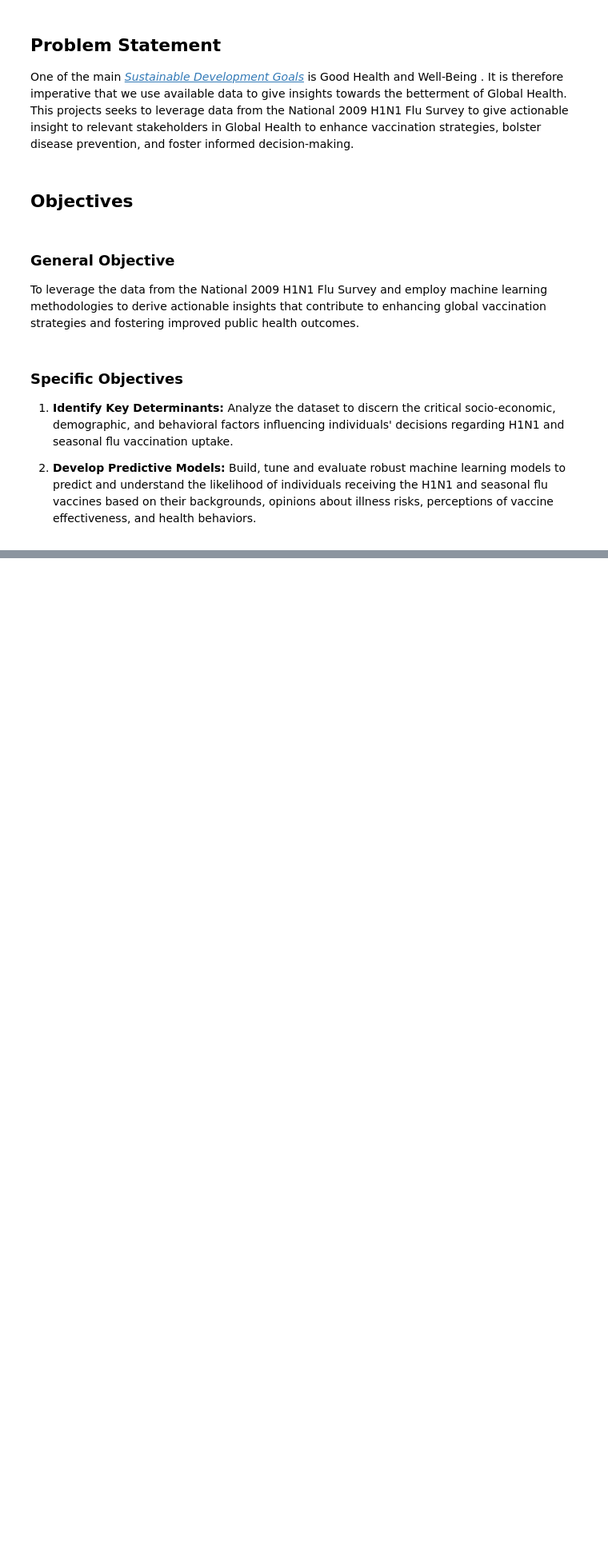
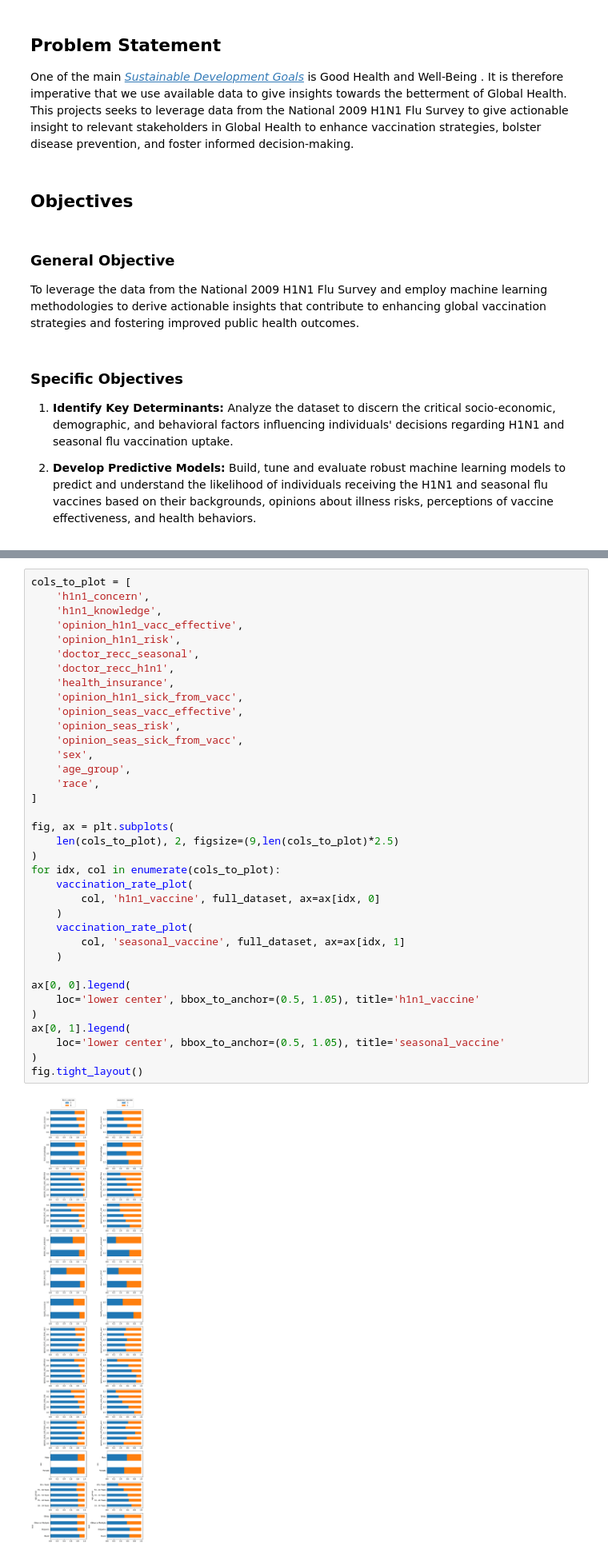
Before and after one commit to lewigi/Machine-Learning-Project-Vaccination-Patterns, a Jupyter notebook: H1N1.ipynb, the cells around one changed output, grey strips where cells are left out. Shown at 80% size. Cells and saved outputs as stored; diff of their text form; blank space fills up the shorter version.

```diff
--- a/H1N1.ipynb
+++ b/H1N1.ipynb
@@ -52,0 +242,38 @@ To leverage the data from the National 2009 H1N1 Flu Survey and employ machine l
+# %%
+cols_to_plot = [
+    'h1n1_concern',
+    'h1n1_knowledge',
+    'opinion_h1n1_vacc_effective',
+    'opinion_h1n1_risk',
+    'doctor_recc_seasonal',
+    'doctor_recc_h1n1',
+    'health_insurance',
+    'opinion_h1n1_sick_from_vacc',
+    'opinion_seas_vacc_effective',
+    'opinion_seas_risk',
+    'opinion_seas_sick_from_vacc',
+    'sex',
+    'age_group',
+    'race',
+]
+
+fig, ax = plt.subplots(
+    len(cols_to_plot), 2, figsize=(9,len(cols_to_plot)*2.5)
+)
+for idx, col in enumerate(cols_to_plot):
+    vaccination_rate_plot(
+        col, 'h1n1_vaccine', full_dataset, ax=ax[idx, 0]
+    )
+    vaccination_rate_plot(
+        col, 'seasonal_vaccine', full_dataset, ax=ax[idx, 1]
+    )
+
+ax[0, 0].legend(
+    loc='lower center', bbox_to_anchor=(0.5, 1.05), title='h1n1_vaccine'
+)
+ax[0, 1].legend(
+    loc='lower center', bbox_to_anchor=(0.5, 1.05), title='seasonal_vaccine'
+)
+fig.tight_layout()
+# %% [output]
+[figure, added]
```
Also changed, not shown: parts of 19 cells of this notebook, 1 other file.
